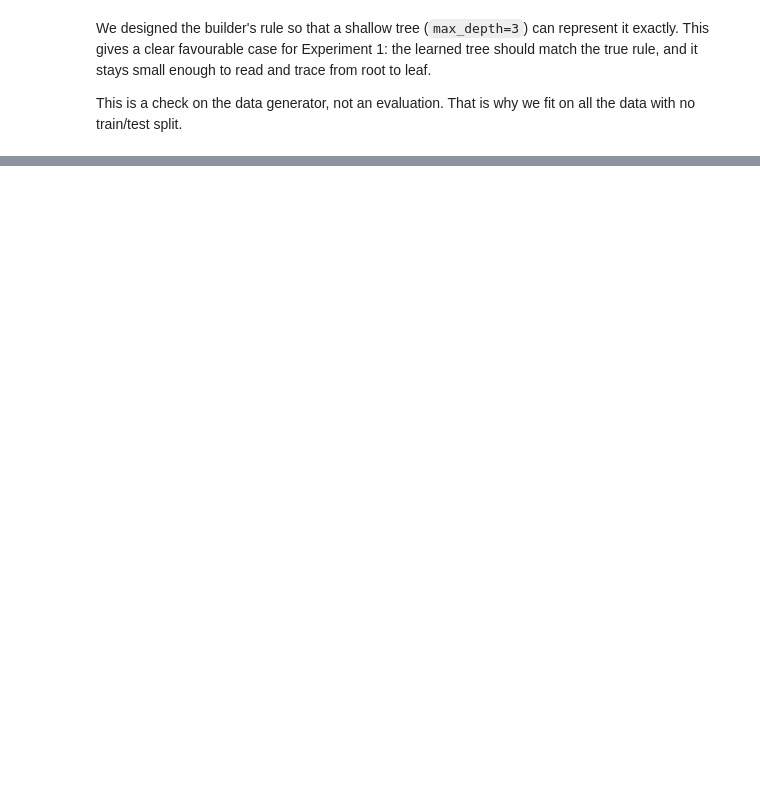
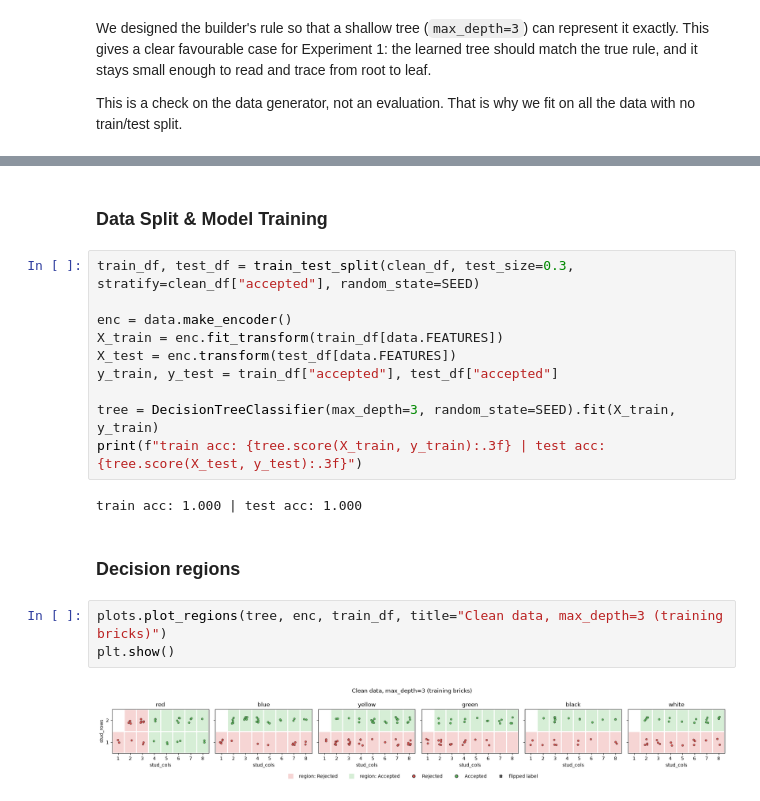
Before and after one commit to migasantunes/decision-trees-lego, a Jupyter notebook: notebooks/dev_a.ipynb, the cells around one changed output, grey strips where cells are left out. Drawn from its saved outputs; the diff is of its cells as text; blank space fills up the shorter version.

Commit message:
implemented the plots helper functions and tested them in my notebook

```diff
--- a/notebooks/dev_a.ipynb
+++ b/notebooks/dev_a.ipynb
@@ -94,0 +102,21 @@ Depth-3 tree recovers the rule with all three features
+# %% [markdown]
+### Data Split & Model Training
+# %%
+train_df, test_df = train_test_split(clean_df, test_size=0.3, stratify=clean_df["accepted"], random_state=SEED)
+
+enc = data.make_encoder()
+X_train = enc.fit_transform(train_df[data.FEATURES])
+X_test = enc.transform(test_df[data.FEATURES])
+y_train, y_test = train_df["accepted"], test_df["accepted"]
+
+tree = DecisionTreeClassifier(max_depth=3, random_state=SEED).fit(X_train, y_train)
+print(f"train acc: {tree.score(X_train, y_train):.3f} | test acc: {tree.score(X_test, y_test):.3f}")
+# %% [output]
+train acc: 1.000 | test acc: 1.000
+# %% [markdown]
+### Decision regions
+# %%
+plots.plot_regions(tree, enc, train_df, title="Clean data, max_depth=3 (training bricks)")
+plt.show()
+# %% [output]
+[figure, added]
```
Also changed, not shown: parts of 13 cells of this notebook, 1 other file.
